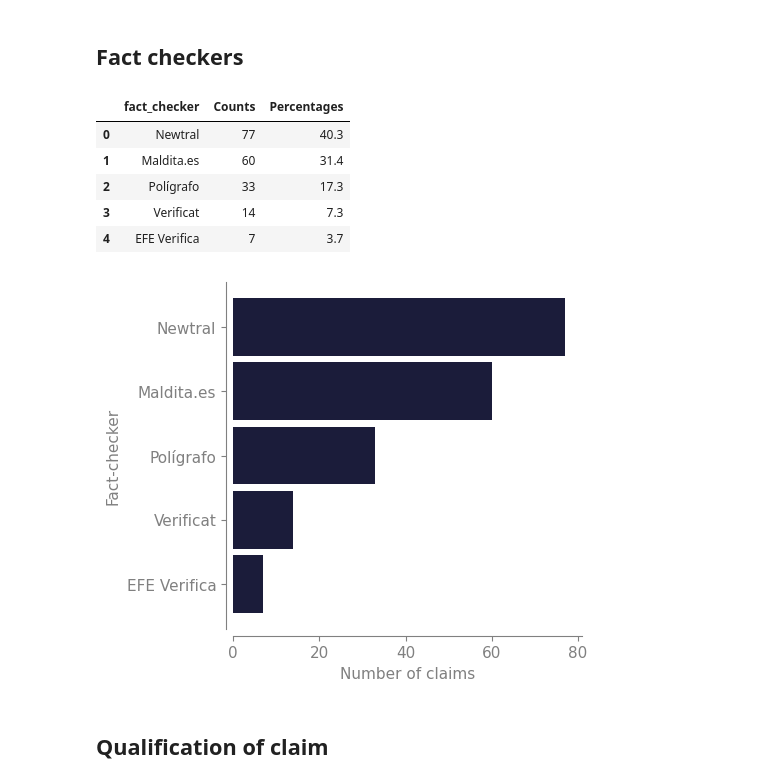
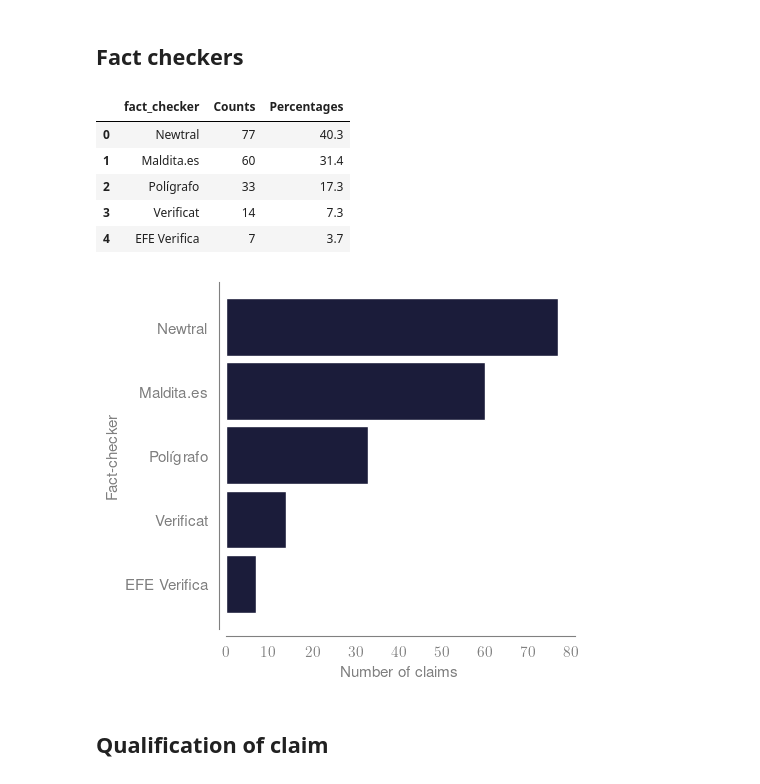
Before and after one commit to TeMU-BSC/iberifier, a Jupyter notebook: analysis/Selected_plots.ipynb, the cells around one changed output. Saved outputs shown, nothing was run; the diff lists cells and outputs as text; code cells hidden in the pictures.

```diff
--- a/analysis/Selected_plots.ipynb
+++ b/analysis/Selected_plots.ipynb
@@ -315,6 +356,42 @@ df_iberifier['date'] = pd.to_datetime(df_iberifier['date']).dt.date
 
 # Replace some nan value with None is some column to avoid issues with np
 df_iberifier['type'] = df_iberifier['type'].replace(to_replace=np.nan, value='None')
+# %%
+# Replacing the values
+rename_fields ={'categories': {'Alertas': 'Alerts',
+                               'Terrorismo':'Terrorism',
+                               'Seguridad / Segurança': 'Security',
+                               'Sexualidad / Sexualidade': 'Sexuality',
+                               'Religión / Religião': 'Religion',
+                               'Alimentación / Alimentação': 'Food',
+                               'Desastres medioambientales / ambientais': 'Enviromental disasters',
+                               'Migración/Migraçao - Racismo': 'Migration/Racism',
+                               'Consumo': 'Consume',   # Not great
+                               'Género / Gênero': 'Gender',
+                               'Salud / Saúde': 'Health' ,
+                               'Ciencia / Ciência ': 'Science',
+                               'Timo / Fraude': 'Fraud',
+                               'Otro / Outros': 'Others',
+                               'Personajes / Personagens': 'Personalities',
+                               'Política': 'Politics'},
+                'sources': {'Otros / Outros': 'Others',
+                            'Buscador' : 'Researcher'}, # Journalist?
+                'qualification': {'Falso': 'False',
+                                   'Verdadero / Verdadeiro': 'True',
+                                   'No verificable / Não verificável': 'Not verifiable',
+                                   'Manipulado': 'Manipulation',
+                                   'Engañoso / Enganador': 'Propagande'},
+                'type':{'Otros / Outros': 'Others',
+                        'Timo / Fraude': 'Fraud',
+                        'Contexto falso - Información / Informação falsa': 'Wrong context', # Not great
+                        'Alerta falsa/falso': 'False alert',
+                        'Cita falsa / Citação falsa': 'False citation',
+                        'Contenido/Conteúdo manipulado': 'Manipulated content',
+                        'Invent': 'Invention',
+                        'Sátira': 'Satire'}
+               }
+# %%
+df_iberifier = replace_values(df_iberifier, rename_fields)
 # %%
 with open('./../data/dumps/tweets.json', 'r') as f:
     json_tweets = json.load(f)
@@ -361,7 +438,7 @@ df_keywords = df_keywords.rename(columns=rename_cols)
 
 # EVAL
 ## Iberifier
-mask_eval_iberifier =  (df_iberifier['qualification'] == 'Falso') & (df_iberifier['fact_checker'].isin(['Maldita.es', 'EFE Verifica', 'Newtral']))
+mask_eval_iberifier =  (df_iberifier['qualification'] == 'False') & (df_iberifier['fact_checker'].isin(['Maldita.es', 'EFE Verifica', 'Newtral']))
 df_iberifier['experience_subset'] = mask_eval_iberifier
 #### Get the list of valid fact_ids to mask the other sets
 list_fact_id_eval = df_iberifier[df_iberifier['experience_subset'] == True]['fact_id'].to_list()
@@ -460,7 +537,7 @@ df_overview
 # %% [markdown]
 ## Fact checkers
 # %%
-mpl.rcParams.update(mpl.rcParamsDefault)
+#mpl.rcParams.update(mpl.rcParamsDefault)
 
 field = 'fact_checker'
 
@@ -468,34 +545,34 @@ field = 'fact_checker'
 colours_fact_checker = define_colours(df_iberifier, field)
 
 # Get the counts
 field_counts = get_values_count(df_iberifier, field)
 
 # Get per days
 field_dates, field_dates_norm = output_df_for_cross(df_iberifier, 'date', field, reorder_first=False, reorder_second=True)
 
 # Get the table
 ## Save the table
 #field_counts.to_csv(f"./tables/{sample}_proportion_{field}.csv")
 
 # Get the plot
 filename, fig, ax = plot_counts(field_counts, field, kind_bar='barh')
 ax.set_ylabel('Fact-checker')
 ax.set_xlabel('Number of claims')
 #ax.tick_params(rotation=90)
 
 ## Save the plot
 save_plot(fig, ax, filename, 'all', legend=False)
 
 # Output the table
 field_counts
 # %% [output]
 |  | fact_checker | Counts | Percentages |
 | 0 | Newtral | 77 | 40.3 |
 | 1 | Maldita.es | 60 | 31.4 |
 | 2 | Polígrafo | 33 | 17.3 |
 | 3 | Verificat | 14 | 7.3 |
 | 4 | EFE Verifica | 7 | 3.7 |
-[figure, old version]
+[figure, new version]
 # %% [markdown]
 ## Qualification of claim
 # %%
```
Also changed, not shown: parts of 45 cells of this notebook, 44 other files.
